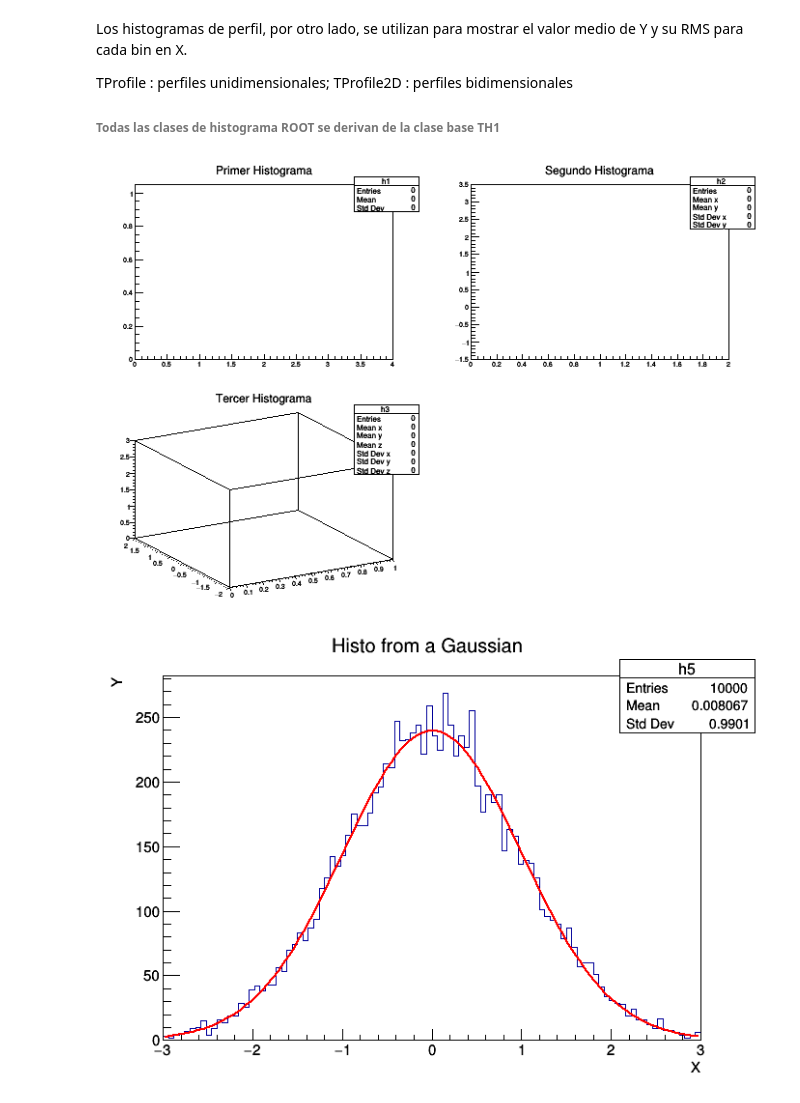
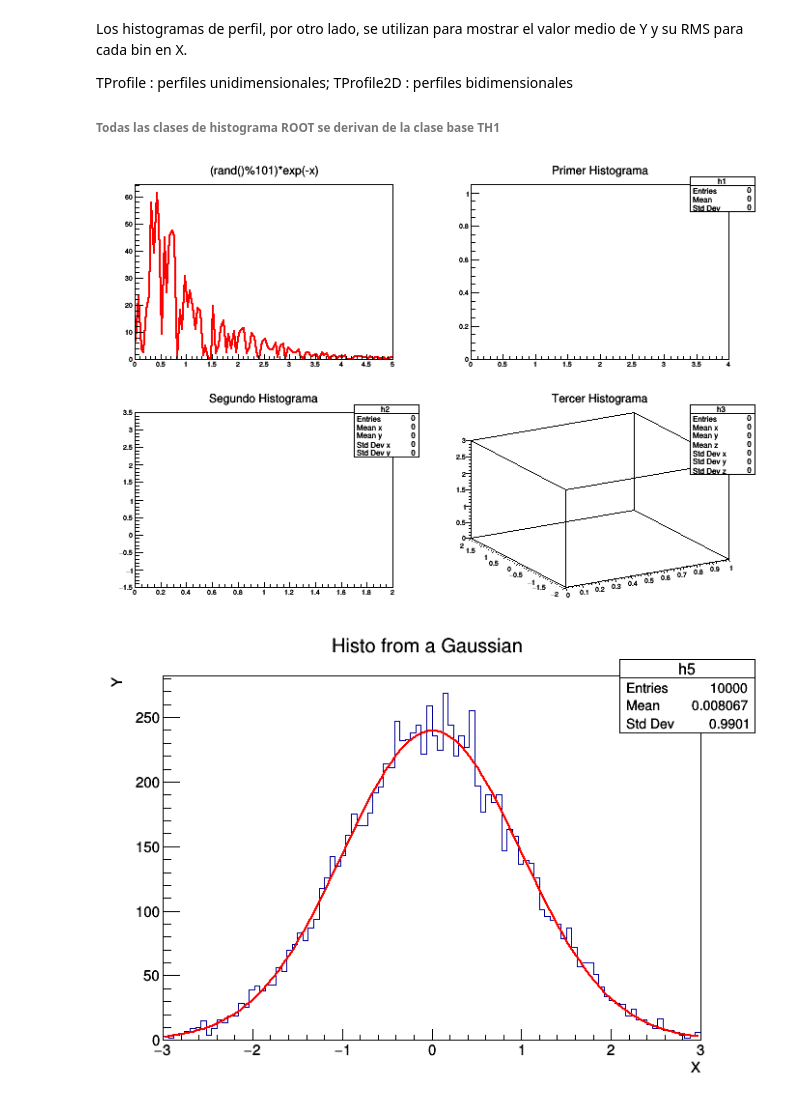
Before and after one commit to mildredarias/Tesis, a Jupyter notebook: guia_cpp.ipynb, the cells around one changed output. Saved outputs shown, nothing was run; the diff lists cells and outputs as text; code cells hidden in the pictures.

```diff
--- a/guia_cpp.ipynb
+++ b/guia_cpp.ipynb
@@ -62,13 +62,14 @@ TH3* h3 = new TH3D("h3", "Tercer Histograma", 80, 0.0, 1.0, 100, -2.0, 2.0,50, 0
 # %%
 TCanvas c3("c","c");
 c->Divide(2,2);//esto divide los espacios de mi Canvas, los pads. 2 pads en la primera linea y los otros 2 en la segunda linea
 //el primer 2 es cuantas imagenes voy a colocar en la linea 1 y el otro 2 son las imagenes que voy a colocar en la segunda linea
-c->cd(1);h1->Draw();//cd() es para asignar las posiciones en las que se van a mostrar los histogramas
-c->cd(2);h2->Draw();
-c->cd(3);h3->Draw();
+c->cd(1);f2.Draw();//Es usado el "." porque f2 no es un puntero
+c->cd(2);h1->Draw();//cd() es para asignar las posiciones en las que se van a mostrar los histogramas
+c->cd(3);h2->Draw();
+c->cd(4);h3->Draw();
 c3.Draw();//pinta mis histogramas en el lienzo
 # %% [output]
-[figure, old version]
+[figure, new version]
 # %%
 TH1F h5("h5","Histo from a Gaussian;X;Y",100,-3,3);//note que se puede colocar el nombre de los ejes seguido del nombre del histograma, los subindices y superindices tienen la misma anotación que en LaTeX
 //FillRandom se puede usar para llenar aleatoriamente un histograma usando el contenido de una función TF1 existente u otro histograma TH1
```
Also changed, not shown: parts of 1 cell of this notebook.
